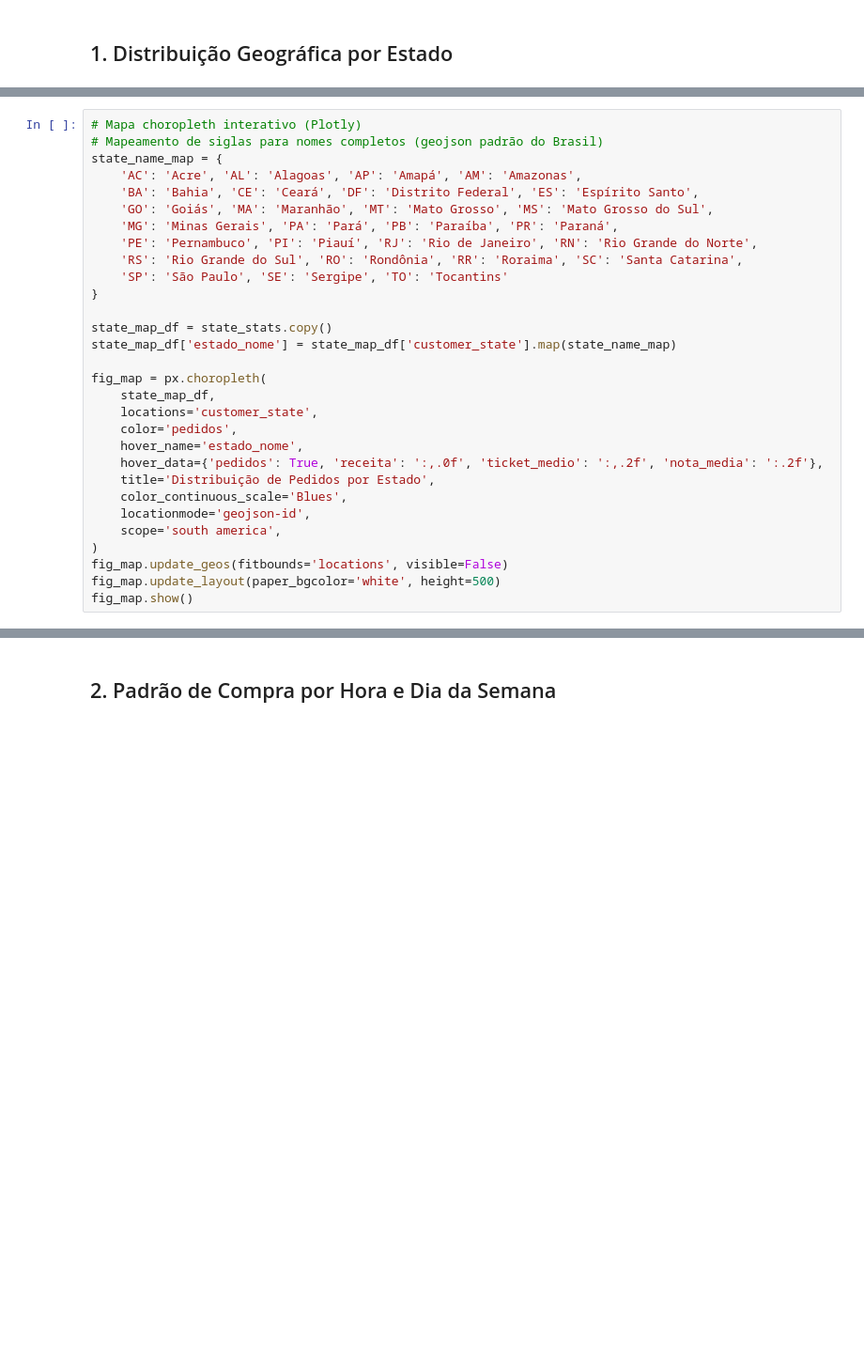
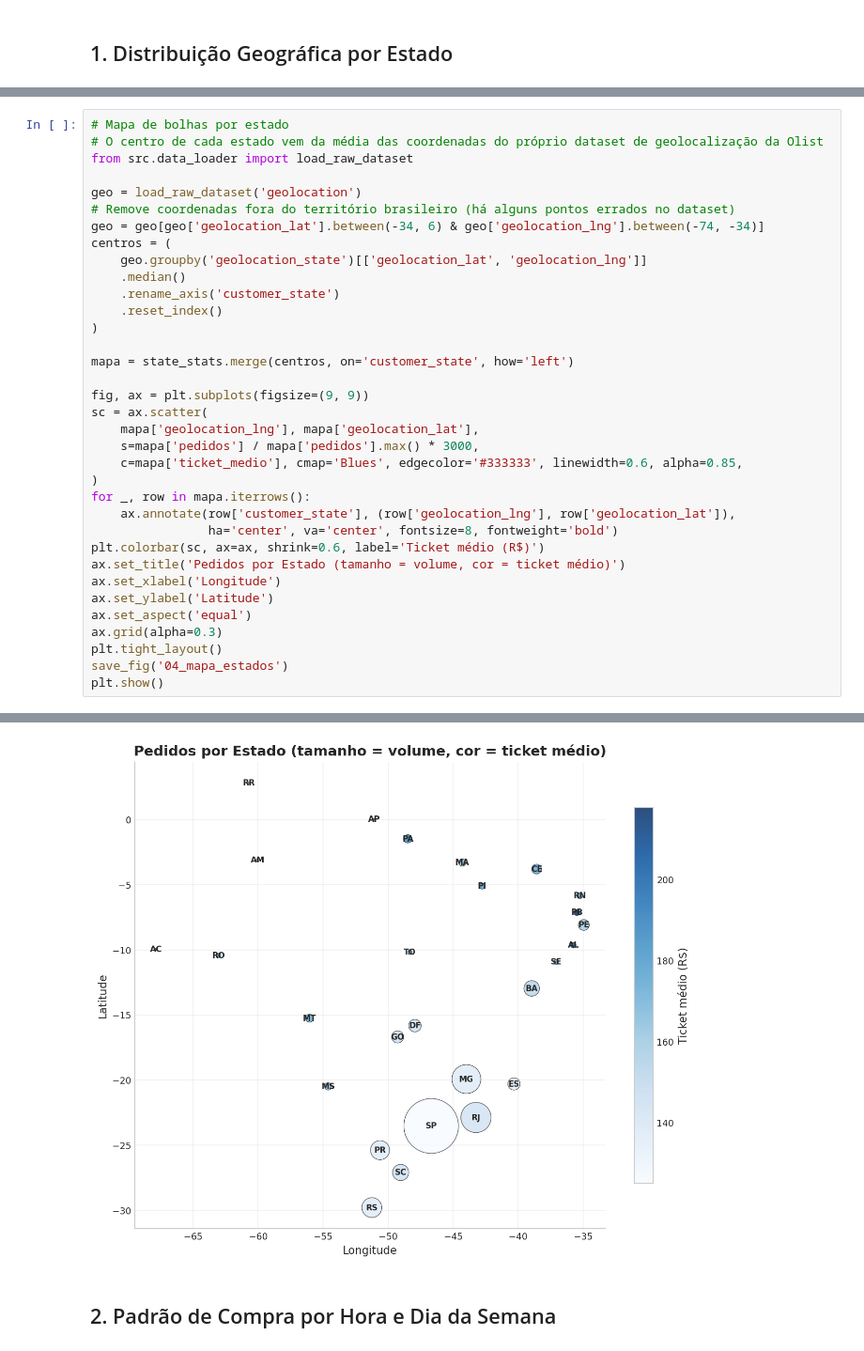
Before and after one commit to ViniciusBelo/olist-ecommerce-analysis, a Jupyter notebook: notebooks/04_analise_clientes.ipynb, the cells around one changed output, grey strips where cells are left out. Shown at 94% size. Saved outputs shown, nothing was run; the diff lists cells and outputs as text; blank space fills up the shorter version.

```diff
--- a/notebooks/04_analise_clientes.ipynb
+++ b/notebooks/04_analise_clientes.ipynb
@@ -94,30 +116,36 @@ plt.show()
 # %%
-# Mapa choropleth interativo (Plotly)
-# Mapeamento de siglas para nomes completos (geojson padrão do Brasil)
-state_name_map = {
-    'AC': 'Acre', 'AL': 'Alagoas', 'AP': 'Amapá', 'AM': 'Amazonas',
-    'BA': 'Bahia', 'CE': 'Ceará', 'DF': 'Distrito Federal', 'ES': 'Espírito Santo',
-    'GO': 'Goiás', 'MA': 'Maranhão', 'MT': 'Mato Grosso', 'MS': 'Mato Grosso do Sul',
-    'MG': 'Minas Gerais', 'PA': 'Pará', 'PB': 'Paraíba', 'PR': 'Paraná',
-    'PE': 'Pernambuco', 'PI': 'Piauí', 'RJ': 'Rio de Janeiro', 'RN': 'Rio Grande do Norte',
-    'RS': 'Rio Grande do Sul', 'RO': 'Rondônia', 'RR': 'Roraima', 'SC': 'Santa Catarina',
-    'SP': 'São Paulo', 'SE': 'Sergipe', 'TO': 'Tocantins'
-}
+# Mapa de bolhas por estado
+# O centro de cada estado vem da média das coordenadas do próprio dataset de geolocalização da Olist
+from src.data_loader import load_raw_dataset
 
-state_map_df = state_stats.copy()
-state_map_df['estado_nome'] = state_map_df['customer_state'].map(state_name_map)
+geo = load_raw_dataset('geolocation')
+# Remove coordenadas fora do território brasileiro (há alguns pontos errados no dataset)
+geo = geo[geo['geolocation_lat'].between(-34, 6) & geo['geolocation_lng'].between(-74, -34)]
+centros = (
+    geo.groupby('geolocation_state')[['geolocation_lat', 'geolocation_lng']]
+    .median()
+    .rename_axis('customer_state')
+    .reset_index()
+)
 
-fig_map = px.choropleth(
-    state_map_df,
-    locations='customer_state',
-    color='pedidos',
-    hover_name='estado_nome',
-    hover_data={'pedidos': True, 'receita': ':,.0f', 'ticket_medio': ':,.2f', 'nota_media': ':.2f'},
-    title='Distribuição de Pedidos por Estado',
-    color_continuous_scale='Blues',
-    locationmode='geojson-id',
-    scope='south america',
+mapa = state_stats.merge(centros, on='customer_state', how='left')
+
+fig, ax = plt.subplots(figsize=(9, 9))
+sc = ax.scatter(
+    mapa['geolocation_lng'], mapa['geolocation_lat'],
+    s=mapa['pedidos'] / mapa['pedidos'].max() * 3000,
+    c=mapa['ticket_medio'], cmap='Blues', edgecolor='#333333', linewidth=0.6, alpha=0.85,
 )
-fig_map.update_geos(fitbounds='locations', visible=False)
-fig_map.update_layout(paper_bgcolor='white', height=500)
-fig_map.show()
+for _, row in mapa.iterrows():
+    ax.annotate(row['customer_state'], (row['geolocation_lng'], row['geolocation_lat']),
+                ha='center', va='center', fontsize=8, fontweight='bold')
+plt.colorbar(sc, ax=ax, shrink=0.6, label='Ticket médio (R$)')
+ax.set_title('Pedidos por Estado (tamanho = volume, cor = ticket médio)')
+ax.set_xlabel('Longitude')
+ax.set_ylabel('Latitude')
+ax.set_aspect('equal')
+ax.grid(alpha=0.3)
+plt.tight_layout()
+save_fig('04_mapa_estados')
+plt.show()
+# %% [output]
@@ -124,3 +153,4 @@ fig_map.show()
+[figure, added]
 # %% [markdown]
 ## 2. Padrão de Compra por Hora e Dia da Semana
 # %%
```
Also changed, not shown: parts of 12 cells of this notebook, 6 other files.
